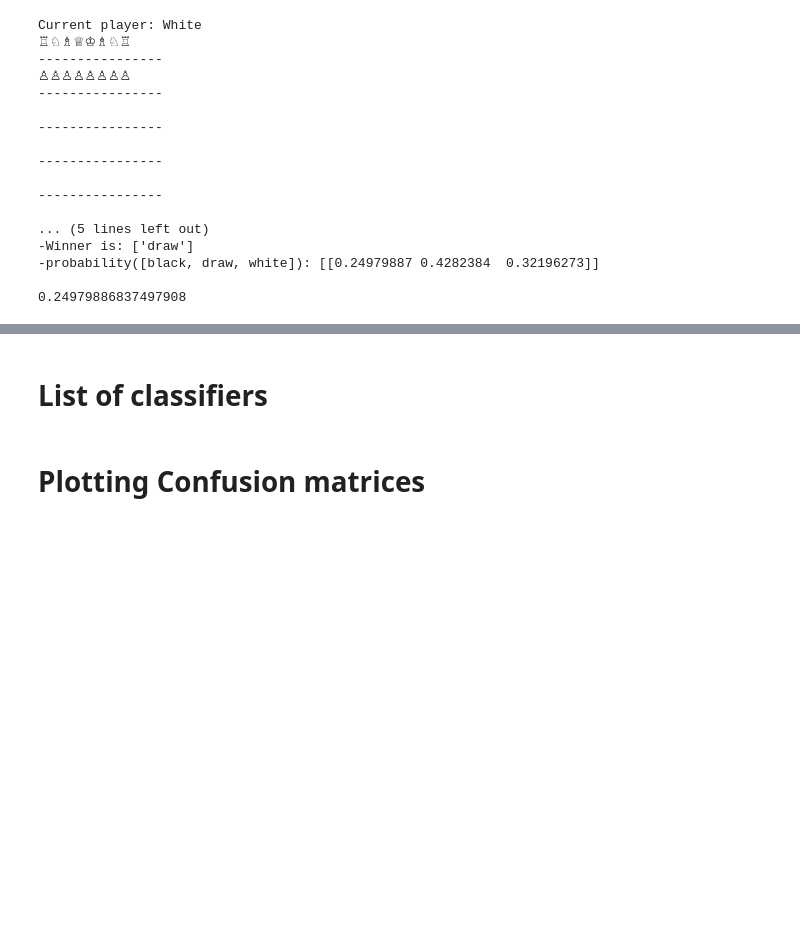
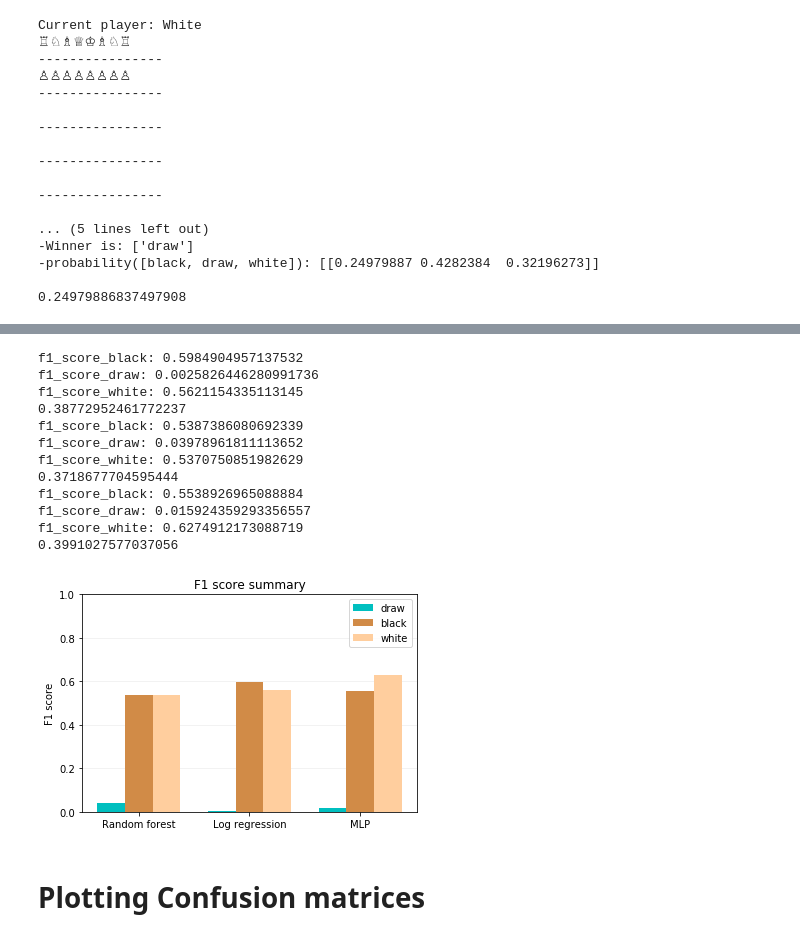
Before and after one commit to KCsowrab/Chess, a Jupyter notebook: Chess-ml.ipynb, the cells around one changed output, grey strips where cells are left out. Saved outputs shown, nothing was run; the diff lists cells and outputs as text; code cells hidden in the pictures; blank space fills up the shorter version.

```diff
--- a/Chess-ml.ipynb
+++ b/Chess-ml.ipynb
@@ -800,0 +869,4 @@ MLPClassifier(activation='relu', alpha=1e-05, batch_size='auto', beta_1=0.9,
+# %%
+#30, 30 neurons
+M_clf = MLPClassifier(solver='lbfgs', alpha=1e-5, hidden_layer_sizes=(30, 30), random_state=1)
+M_clf.fit(X,y)
@@ -894,11 +989,13 @@ Random Forest:
 # %%
 #MLP
-scoreM = cross_val_score(M_clf, X_train, y_train, cv=3, scoring="accuracy")
-score_predictionM = cross_val_predict(M_clf, X_train, y_train, cv = 3)
-M_M = confusion_matrix(y_train, score_predictionM)
+scoreM = cross_val_score(M_clf, X, y, cv=3, scoring="accuracy")
+score_predictionM = cross_val_predict(M_clf, X, y, cv = 3)
+M_M = confusion_matrix(y, score_predictionM)
 
 print("MLP:")
 print(scoreM)
+print(score_predictionM)
 print("")
 print(M_M)
+print("Mean:" (ScoreS[0] + ScoreS[1] + Score[2])/3)
 # %% [output]
@@ -912,13 +1036,14 @@ def F1_score(Model):
     print("f1_score_black:", f1_score_black)
     print("f1_score_draw:", f1_score_draw)
     print("f1_score_white:", f1_score_white)
+    print((f1_score_black + f1_score_draw + f1_score_white)/3)
 
-print("SGD:")
+    return f1_score_black, f1_score_draw, f1_score_white
+
+
 F1_score(M_S)
 print("")
-print("Random_forest:")
 F1_score(M_F)
 print("")
-print("MLP:")
 F1_score(M_M)
 # %% [output]
@@ -939,2 +1064,0 @@ f1_score_white: 0.6142729358505608
-# %% [markdown]
-# List of classifiers
@@ -949,3 +1065,54 @@ for name, class_ in estimators:
+# %%
+import matplotlib.pyplot as plt
+import numpy as np
+
+objects = ['Random forest','Log regression', "MLP"]
+
+ax = plt.subplot(111)
+index = np.arange(len(objects))
+
+blackS, drawS, whiteS = F1_score(M_S)
+S_values = [blackS,drawS,whiteS]
+
+blackF, drawF, whiteF = F1_score(M_F)
+F_values = [blackF,drawF,whiteF]
+
+blackM, drawM, whiteM = F1_score(M_M)
+M_values = [blackM,drawM,whiteM]
+
+Array = [[blackF, blackS, blackM],[drawF, drawS, drawM,], [whiteF, whiteS, whiteM]]
+
+
+rects1 = plt.bar(index, Array[1], width = 0.25, color = "c" ,label = "draw", zorder = 3)
+
+rects2 = plt.bar(index + 0.25, Array[0], width = 0.25, color = "#d18b47" ,label = "black", zorder = 3)
+
+rects3 = plt.bar(index + 0.5, Array[2], width = 0.25, color = "#ffce9e" ,label = "white", zorder = 3)
+
+plt.ylabel("F1 score")
+plt.title("F1 score summary")
+plt.xticks(index + 0.25, objects)
+plt.legend()
+plt.ylim(top=1)
+
+plt.grid(zorder = 0, axis = "y", alpha = 0.2)
+
+
+plt.show()
+# %% [output]
+f1_score_black: 0.5984904957137532
+f1_score_draw: 0.0025826446280991736
+f1_score_white: 0.5621154335113145
+0.38772952461772237
+f1_score_black: 0.5387386080692339
+f1_score_draw: 0.03978961811113652
+f1_score_white: 0.5370750851982629
+0.3718677704595444
+f1_score_black: 0.5538926965088884
+f1_score_draw: 0.015924359293356557
+f1_score_white: 0.6274912173088719
+0.3991027577037056
+[figure, added]
 # %% [markdown]
 # Plotting Confusion matrices
 # %%
```
Also changed, not shown: parts of 33 cells of this notebook.
